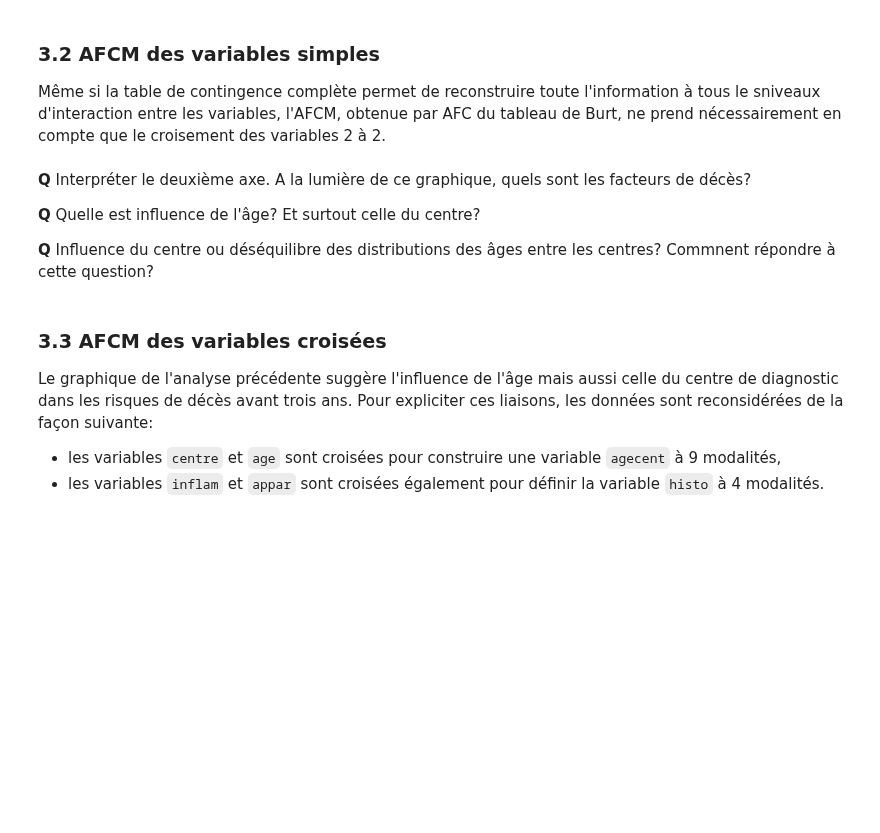
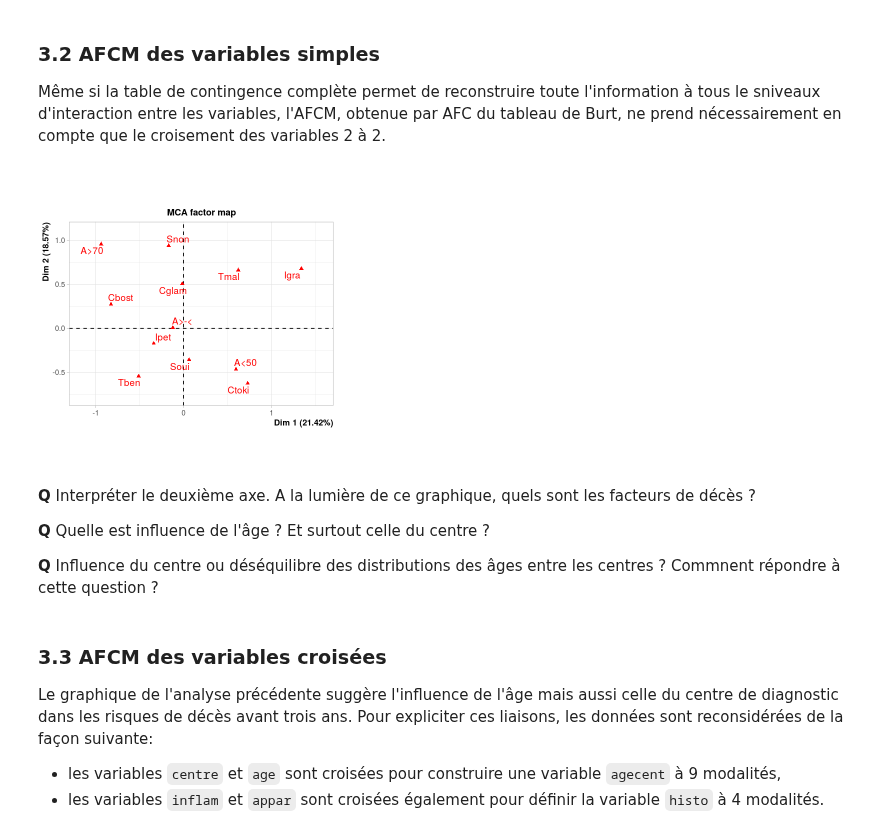
Before and after one commit to wikistat/Exploration, a Jupyter notebook: TutosRudim/Cal4-R-AFCtoAFCM.ipynb, the cells around one changed output. Saved outputs shown, nothing was run; the diff lists cells and outputs as text; code cells hidden in the pictures; blank space fills up the shorter version.

```diff
--- a/TutosRudim/Cal4-R-AFCtoAFCM.ipynb
+++ b/TutosRudim/Cal4-R-AFCtoAFCM.ipynb
@@ -152,16 +252,18 @@ Même si la table de contingence complète permet de reconstruire toute l'inform
 # %%
 library(FactoMineR)
 # fréquences "biaisées" car le programme
 # ne supporte pas des fréquences nulles
-freq=diagnos[,1]+.0001
-afcm=MCA(diagnos[,2:6],row.w=freq,graph=F)
-plot(afcm, choix="ind",invisible="ind",habillage="quali",title="")
+freq <- diagnos[, 1] + .0001
+afcm <- MCA(diagnos[, 2:6], row.w= freq, graph = F)
+plot(afcm, invisible = "ind")
+# %% [output]
+[figure, added]
 # %% [markdown]
-**Q** Interpréter le deuxième axe. A la lumière de ce graphique, quels sont les facteurs de décès?
+**Q** Interpréter le deuxième axe. A la lumière de ce graphique, quels sont les facteurs de décès ?
 
-**Q** Quelle est influence de l'âge? Et surtout celle du centre?
+**Q** Quelle est influence de l'âge ? Et surtout celle du centre ?
 
-**Q** Influence du centre ou déséquilibre des distributions des âges entre les centres? Commnent répondre à cette question?
+**Q** Influence du centre ou déséquilibre des distributions des âges entre les centres ? Commnent répondre à cette question ?
 # %% [markdown]
 ### 3.3 AFCM des variables croisées
 Le graphique de l'analyse précédente suggère l'influence
```
Also changed, not shown: parts of 27 cells of this notebook.
